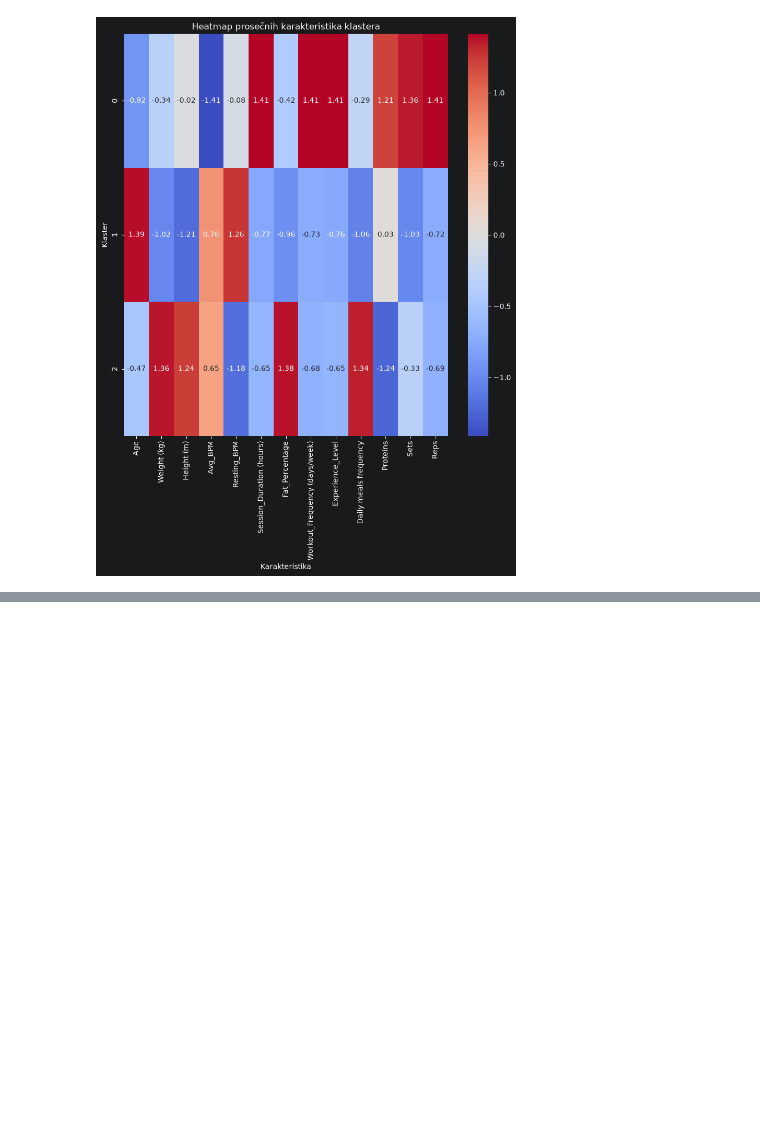
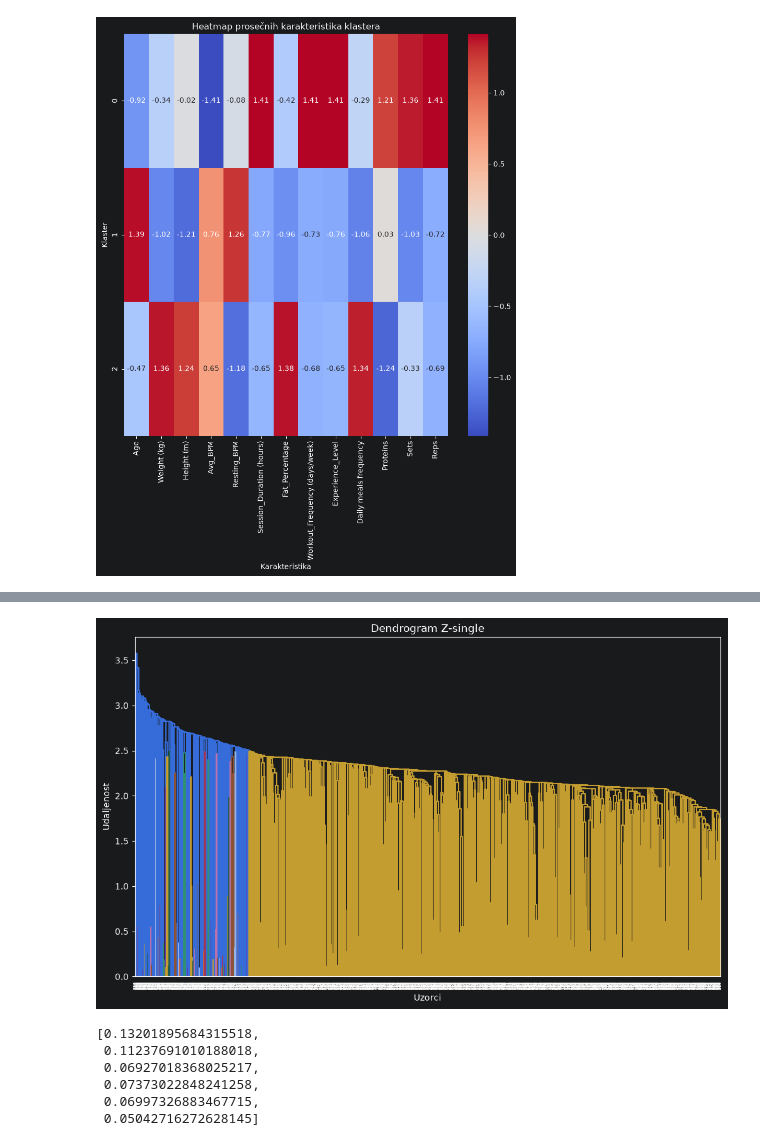
Before and after one commit to mar373/gym-clustering, a Jupyter notebook: KMeans.ipynb, the cells around one changed output, grey strips where cells are left out. Cells and saved outputs as stored; diff of their text form; code cells hidden in the pictures; blank space fills up the shorter version.

```diff
--- a/KMeans.ipynb
+++ b/KMeans.ipynb
@@ -473,0 +524,12 @@ cluster_profile
+# %%
+Z_single = linkage(sample, method='single')
+
+plt.figure(figsize=(12,7))
+dendrogram(Z_single)
+
+plt.title('Dendrogram Z-single')
+plt.xlabel('Uzorci')
+plt.ylabel('Udaljenost')
+plt.show()
+# %% [output]
+[figure, added]
@@ -473,0 +542,20 @@ cluster_profile
+# %%
+#silhouette scores
+
+ward_scores=[]
+
+for k in range(2,8):
+    agg = AgglomerativeClustering(n_clusters=k,linkage='ward')
+    labels = agg.fit_predict(features_scaled)
+
+    score = silhouette_score(features_scaled, labels)
+    ward_scores.append(score)
+
+ward_scores
+# %% [output]
+[0.13201895684315518,
+ 0.11237691010188018,
+ 0.06927018368025217,
+ 0.07373022848241258,
+ 0.06997326883467715,
+ 0.05042716272628145]
```
Also changed, not shown: parts of 21 cells of this notebook.
